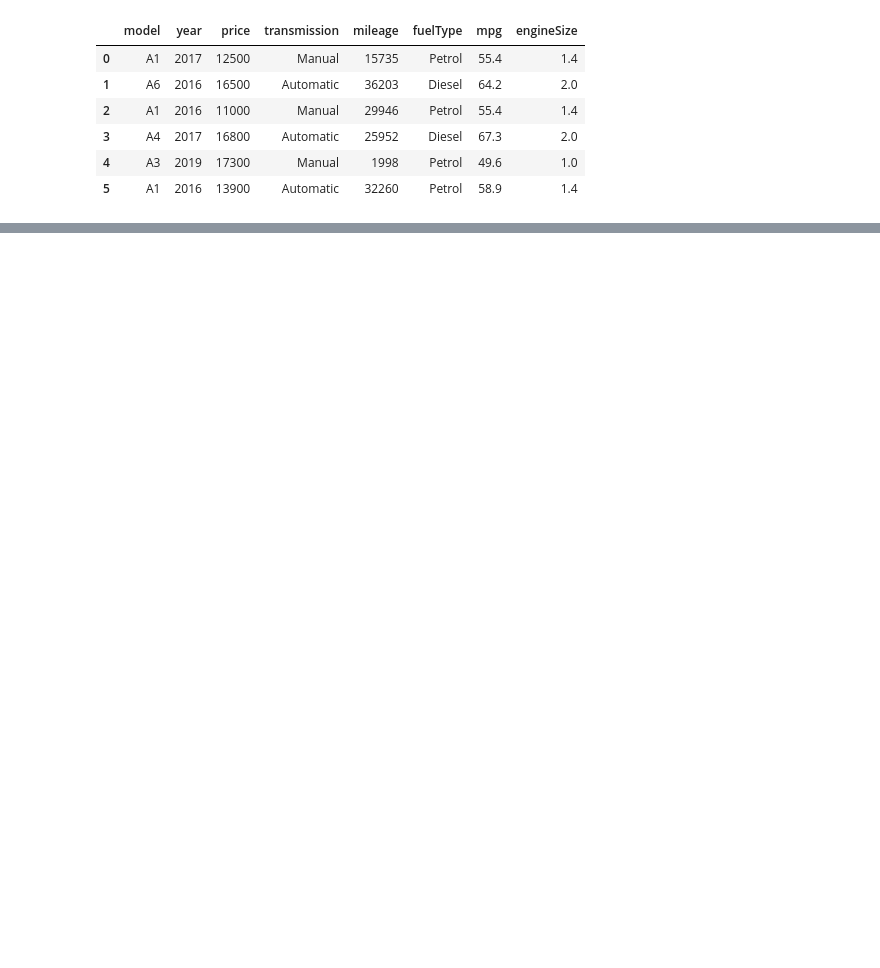
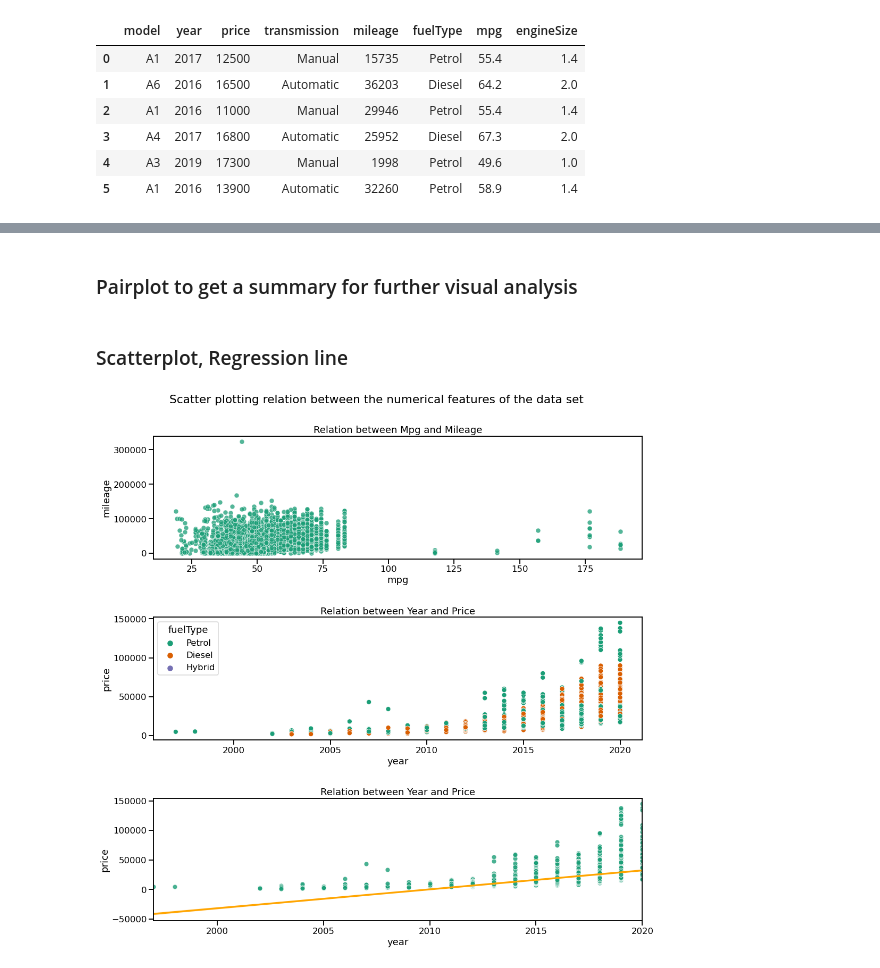
Before and after one commit to Mehreen-te/audi_used_car_analysis, a Jupyter notebook: audi_used_car_EDA.ipynb, the cells around one changed output, grey strips where cells are left out. Saved outputs shown, nothing was run; the diff lists cells and outputs as text; code cells hidden in the pictures; blank space fills up the shorter version.

```diff
--- a/audi_used_car_EDA.ipynb
+++ b/audi_used_car_EDA.ipynb
@@ -123,0 +150,2 @@ plt.show()
+# %% [markdown]
+### Pairplot to get a summary for further visual analysis
@@ -123,0 +158,34 @@ plt.show()
+# %% [markdown]
+### Scatterplot, Regression line
+# %%
+sns.set_context('talk')
+sns.set_palette("Dark2")
+plt.figure(figsize=(15,15))
+
+plt.suptitle("Scatter plotting relation between the numerical features of the data set")
+plt.subplot(3,1,1)
+
+#scatterplot pattern>>(x,y,dataset)
+#numerical variable goes in x and y axis
+
+#a scatterplot showing relation between mpg and mileage
+plt.title("\nRelation between Mpg and Mileage")
+sns.scatterplot(x='mpg',y='mileage',data=df,alpha=0.75)
+
+plt.subplot(3,1,2)
+#a scatterplot showing relation between year and price while categorizing on the basis of the fuelType
+#hue parameter for utilizing categorical variable(more than 3/4 categorical variables hampers plot's explainability)
+plt.title("\nRelation between Year and Price")
+sns.scatterplot(x='year',y='price',data=df,hue='fuelType')
+
+plt.subplot(3,1,3)
+#regressionplot-a scatterplot showing relation between year and price with a regression line
+plt.title("\nRelation between Year and Price")
+#scatter/line_kws is used to customize either of them
+#edgecolor- color of the circumference of the scatter dots; linestyle- solid,dotted,dashed,dashdot
+sns.regplot(x='year',y='price',data=df,scatter_kws={'edgecolor':'white'},line_kws={'linestyle':'solid','color':'orange'})
+
+plt.tight_layout()
+plt.show()
+# %% [output]
+[figure, added]
```
Also changed, not shown: parts of 25 cells of this notebook.
